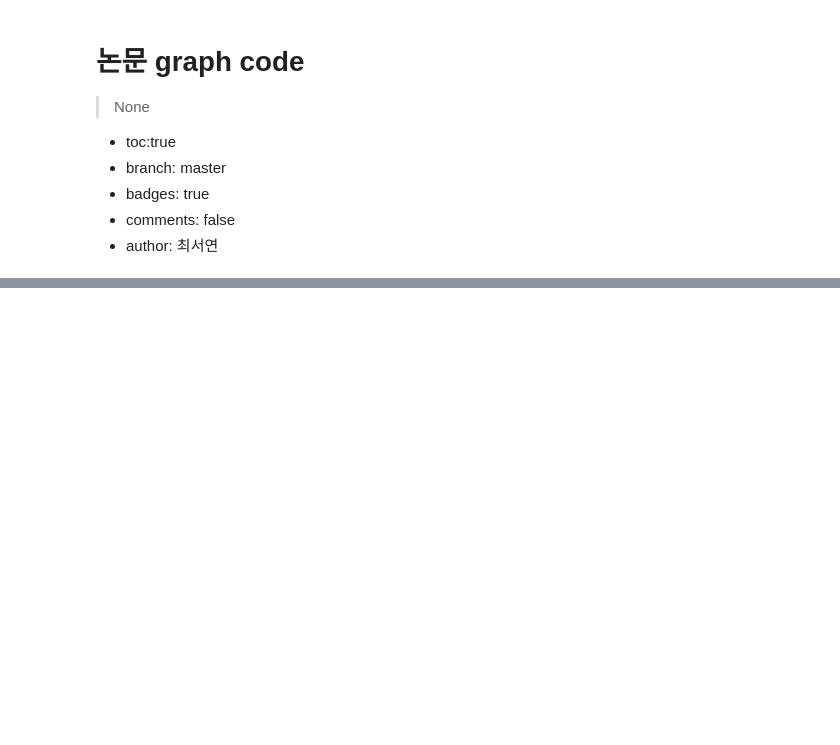
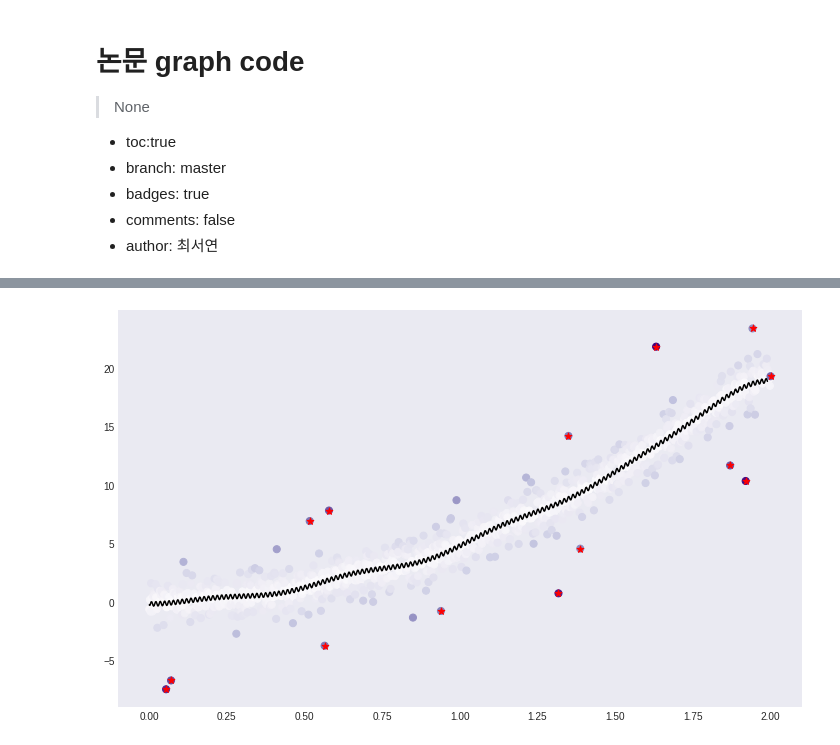
Before and after one commit to seoyeonc/ms, a Jupyter notebook: _notebooks/2022-12-01-graph_code.ipynb, the cells around one changed output, grey strips where cells are left out. Cells and saved outputs as stored; diff of their text form; code cells hidden in the pictures; blank space fills up the shorter version.

```diff
--- a/_notebooks/2022-12-01-graph_code.ipynb
+++ b/_notebooks/2022-12-01-graph_code.ipynb
@@ -29,0 +114,12 @@ from rpy2.robjects.packages import importr
+# %%
+_x = np.linspace(0,2,1000)
+_y1 = 5*_x**2
+_y = _y1 + x # x is epsilon
+# %%
+df2=pd.DataFrame({'x':_x, 'y':_y, 'y1':_y1})
+# %%
+_simul2 = SIMUL(df2)
+# %%
+_simul2.fit(sd=5,ref=20,ymin=-10,ymax=15)
+# %% [output]
+[figure, added]
```
Also changed, not shown: parts of 34 cells of this notebook, 2 other files.
